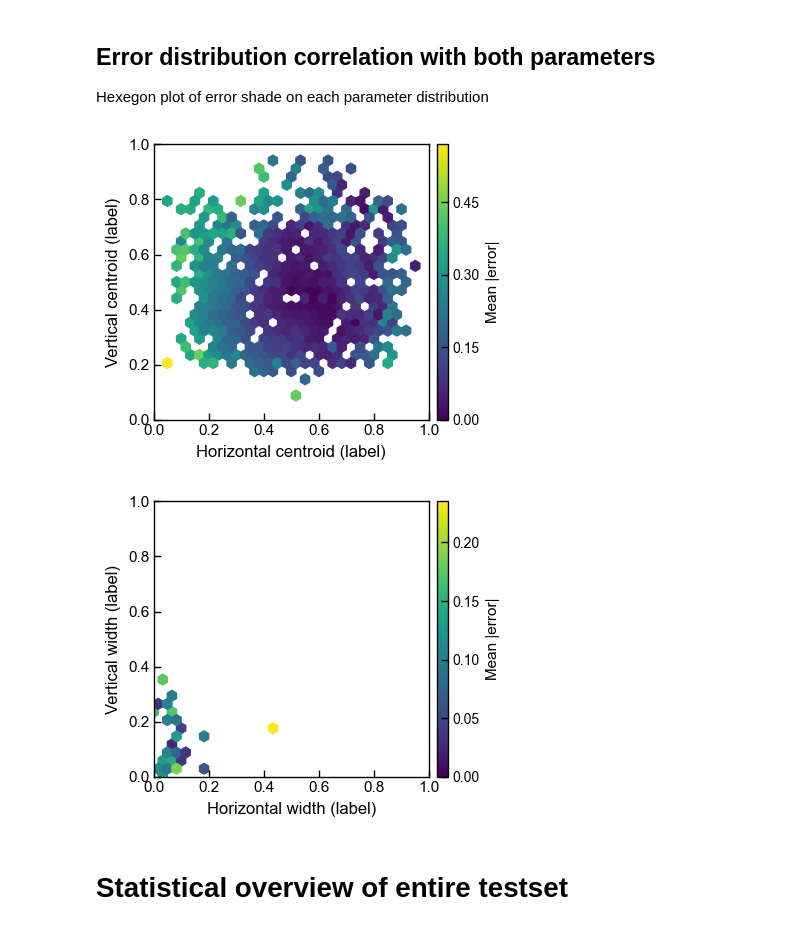
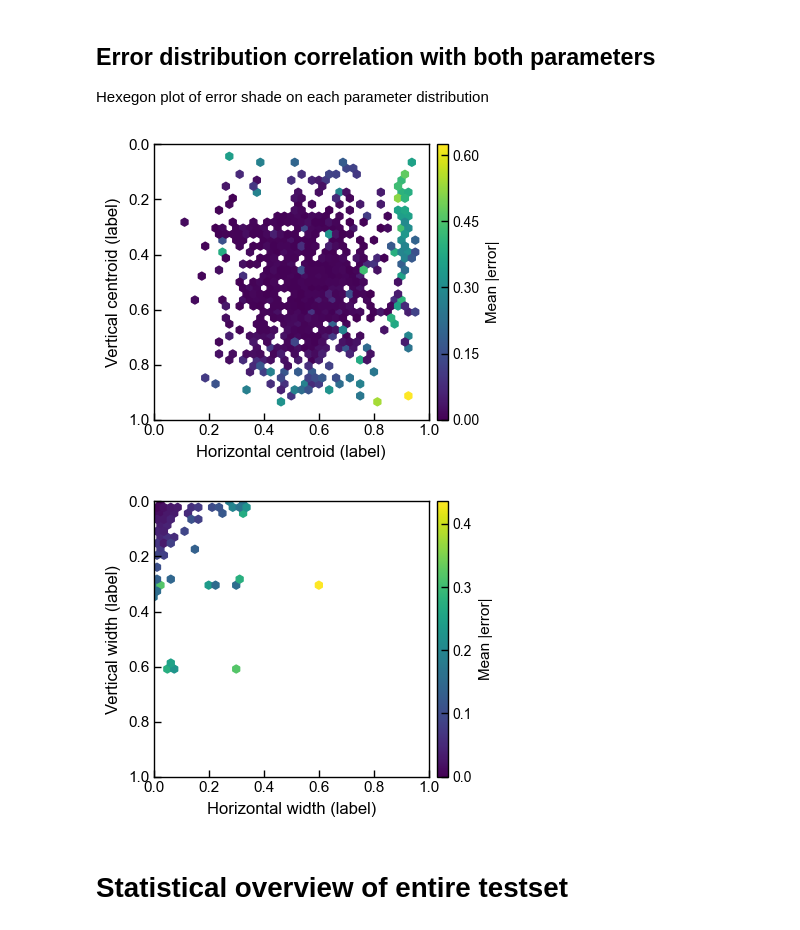
Before and after one commit to Andrew-XQY/fiber-image-reconstruction, a Jupyter notebook: notebooks/evaluation.ipynb, the cells around one changed output. Drawn from its saved outputs; the diff is of its cells as text; code cells hidden in the pictures.

```diff
--- a/notebooks/evaluation.ipynb
+++ b/notebooks/evaluation.ipynb
@@ -19,8 +17,8 @@ import torch
 from models.CAE import Autoencoder2D
 
 # chromox_cae_random_scan; chromox_cropped_cae_line_scan_sgm; chromox_cropped_cae_random_scan; chromox_cropped_cae_random_scan_leakless
-# Model_trained_on_CHROMOX_only; Model_trained_on_CHROMOX_LASER_only;
-model_name = "Model_trained_on_CHROMOX_LASER_only"
+# Model_trained_on_CHROMOX_only; Model_trained_on_CHROMOX_LASER_only;  clear_dmd_cae_line_scan_sgm
+model_name = "clear_dmd_cae_line_scan_sgm"
 model_path = dirs["models"][model_name] # should point to model.pth
 device = torch.device("cuda" if torch.cuda.is_available() else "cpu")
 model = Autoencoder2D.load_model(
@@ -37,7 +35,7 @@ from xflow.utils.visualization import plot_image
 
 experiment_name = "CLEAR25"
 # ["processed_dmd", "processed_chromox", "processed_yag", "processed_chromox_laser", "processed_yag_laser", "processed_chromox_cropped", "2025-11-06"]'
-dataset_sources = ["processed_chromox"]
+dataset_sources = ["processed_dmd"]
 
 config_manager = ConfigManager(
     load_config(
@@ -52,8 +50,8 @@ db_rel = config["dataset_structure"]["db"].lstrip("/\\")
 db_paths = [d / db_rel for d in dataset_dirs]
 
 eval_provider = SqlProvider(
-    sources={"connection": db_paths[0], "sql": config["sql"]["chromox_all"]}, output_config={'list': "image_path"}
-).subsample(n_samples=1000, seed=config["seed"])
+    sources={"connection": db_paths[0], "sql": config["sql"]["clear_dmd_eval"]}, output_config={'list': "image_path"}
+)#.subsample(n_samples=1000, seed=config["seed"])
 
 # pad abs path to db saved relative dirs.
 def set_parent_dir_in_node(node, parent_dir, first_only=True):
@@ -198,8 +185,8 @@ _DIMS_PARAMS = [
 
 """Specific model to be evaluated, which guides the downstream plot to find the right folder"""
 # chromox_cae_random_scan; chromox_cropped_cae_line_scan_sgm; chromox_cropped_cae_random_scan; chromox_cropped_cae_random_scan_leakless
-# Model_trained_on_CHROMOX_only; Model_trained_on_CHROMOX_LASER_only； Model_trained_on_DMD_orth_SGM_inLab_150MB
-MODEL_NAME = "Model_trained_on_CHROMOX_LASER_only"
+# Model_trained_on_CHROMOX_only; Model_trained_on_CHROMOX_LASER_only； Model_trained_on_DMD_orth_SGM_inLab_150MB; clear_dmd_cae_line_scan_sgm
+MODEL_NAME = "Model_trained_on_CHROMOX_only"
 # %% [markdown]
 ## Classic three statistical plots on testset
 (Scatter plot, residual plot and error distribution histogram)
@@ -659,9 +646,9 @@ def plot_hex_error_2d(
     mae = 0.5 * (np.abs(e_h) + np.abs(e_v))
 
     # Resolve plot range.
-    # "full"  → keep user-provided xlim/ylim (normalized [0,1] by default).
-    # "tight" → compute a shared [lo, hi] over x and y so the box stays square
-    #           under set_aspect("equal") + set_box_aspect(1), with small padding.
+    # "full"  -> keep user-provided xlim/ylim (normalized [0,1] by default).
+    # "tight" -> compute a shared [lo, hi] over x and y so the box stays square
+    #            under set_aspect("equal") + set_box_aspect(1), with small padding.
     if range_mode == "tight":
         lo = float(min(x.min(), y.min()))
         hi = float(max(x.max(), y.max()))
@@ -684,11 +671,10 @@ def plot_hex_error_2d(
     )
 
     ax.set_xlim(xlim)
-    ax.set_ylim(ylim)
+    ax.set_ylim(ylim[1], ylim[0])  # changed: invert y-axis so origin is top-left
     ax.set_aspect("equal", adjustable="box")
     ax.set_xlabel(f"Horizontal {param_type} (label)", fontsize=AXIS_LABEL_SIZE)
     ax.set_ylabel(f"Vertical {param_type} (label)",   fontsize=AXIS_LABEL_SIZE)
-    # ax.set_title(f"Gaussian | {param_type.capitalize()}")
 
     ax.tick_params(
         axis="both", which="major",
@@ -701,37 +687,36 @@ def plot_hex_error_2d(
     )
 
     divider = make_axes_locatable(ax)
     cax = divider.append_axes("right", size="4%", pad=0.08)
     cb = fig.colorbar(hb, cax=cax)
     cb.set_label("Mean |error|", fontsize=CBAR_LABEL_SIZE)
 
-    # Colorbar tick count + tick label size
     cb.locator = MaxNLocator(nbins=CBAR_NUM_TICKS)
     cb.update_ticks()
     cb.ax.tick_params(labelsize=CBAR_TICK_SIZE, length=TICK_MAJOR_LEN, width=TICK_WIDTH)
 
     return fig, ax
 
 
-gridsize = 30
+gridsize = 40
 range_mode = "full"   # "full" or "tight"
 SAVE_PREFIX = "_"
 
 save_dir = dirs["save"]["model_inference"][MODEL_NAME]
 csv_path = os.path.join(save_dir, "beam_parameters.csv")
 
 df = load_beam_param_df(csv_path)
 df = add_gaussian_error_columns(df)
 df = drop_invalid_rows(df)   # blanket clean: drop any row with NaN/inf anywhere
 
 fig_c, _ = plot_hex_error_2d(df, param_type="centroid", gridsize=gridsize, range_mode=range_mode)
 fig_w, _ = plot_hex_error_2d(df, param_type="width",    gridsize=gridsize, range_mode=range_mode)
 
 fig_c.savefig(os.path.join(save_dir, f"{SAVE_PREFIX}gaussian_centroid_hex_error.png"), bbox_inches="tight")
 fig_w.savefig(os.path.join(save_dir, f"{SAVE_PREFIX}gaussian_width_hex_error.png"), bbox_inches="tight")
 # %% [output]
-[figure, old version]
+[figure, new version]
-[figure, old version]
+[figure, new version]
 # %% [markdown]
 # Statistical overview of entire testset
 # %%
```
Also changed, not shown: parts of 6 cells of this notebook, 5 other files.
